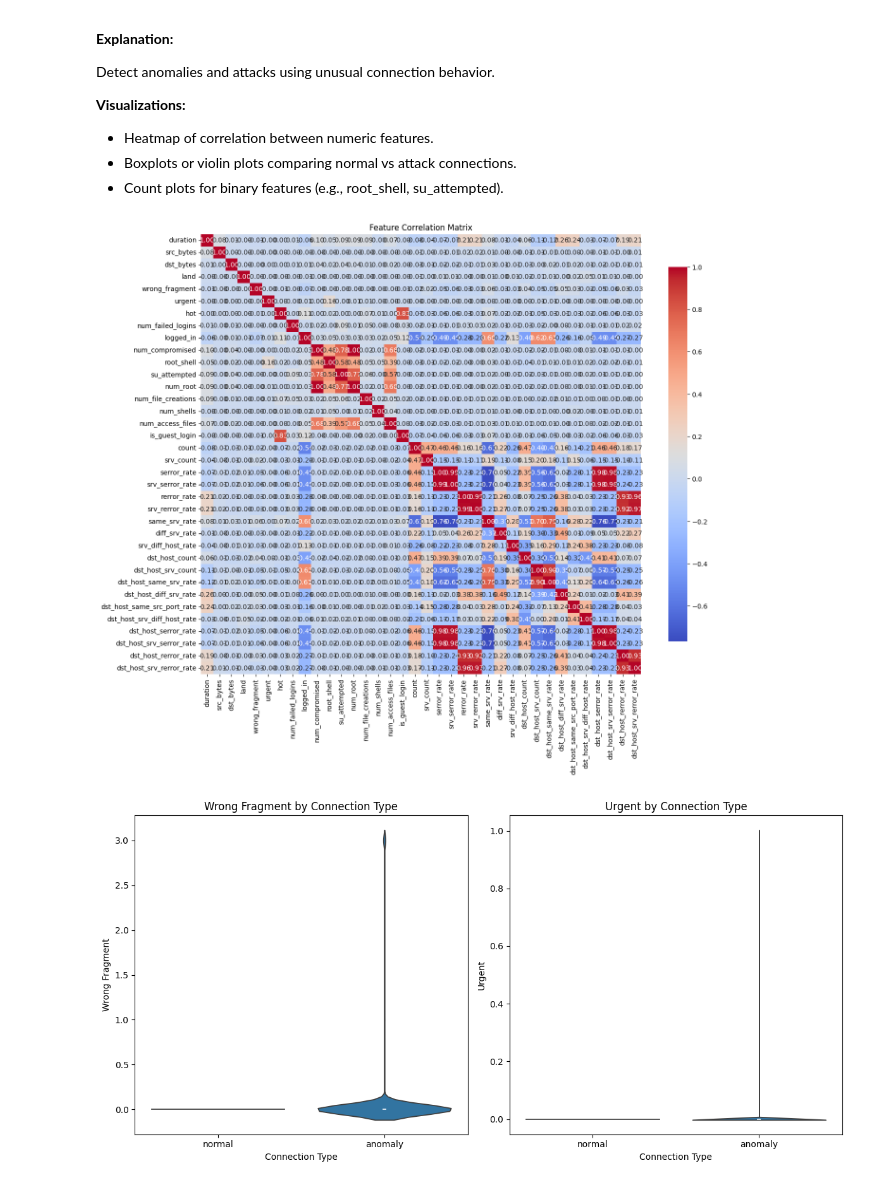
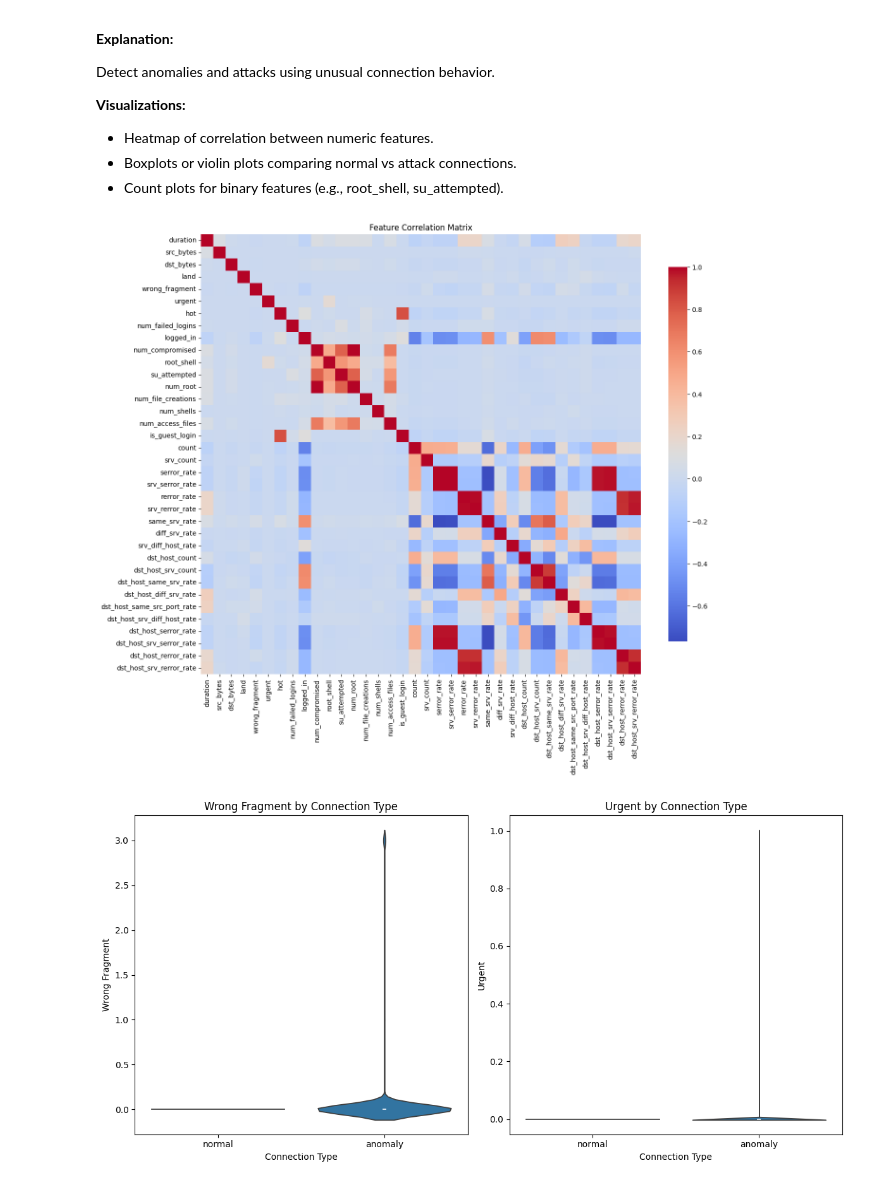
Before and after one commit to tanzilachand/Cybersecurity-Threat-Analysis, a Jupyter notebook: jupyter_notebooks/trend_analysis_Visulisation.ipynb, the cells around one changed output. Cells and saved outputs as stored; diff of their text form; code cells hidden in the pictures.

```diff
--- a/jupyter_notebooks/trend_analysis_Visulisation.ipynb
+++ b/jupyter_notebooks/trend_analysis_Visulisation.ipynb
@@ -267,14 +275,14 @@ Detect anomalies and attacks using unusual connection behavior.
 # %%
 # Overall Feature correlation Analysis numeric features
 numeric_cols = df.select_dtypes(include=[np.number]).columns
 corr_matrix = df[numeric_cols].corr()
 plt.figure(figsize=(14,12))
-sns.heatmap(corr_matrix, annot=True, fmt=".2f", cmap='coolwarm', square=True, cbar_kws={"shrink": .8})
+sns.heatmap(corr_matrix, annot=False, fmt=".2f", cmap='coolwarm', square=True, cbar_kws={"shrink": .8})
 plt.title('Feature Correlation Matrix')
 plt.tight_layout()
 plt.show()
 # %% [output]
-[figure, old version]
+[figure, new version]
 # %%
 # Violin plots comparing normal vs attack connections.
 
```
Also changed, not shown: parts of 4 cells of this notebook.
